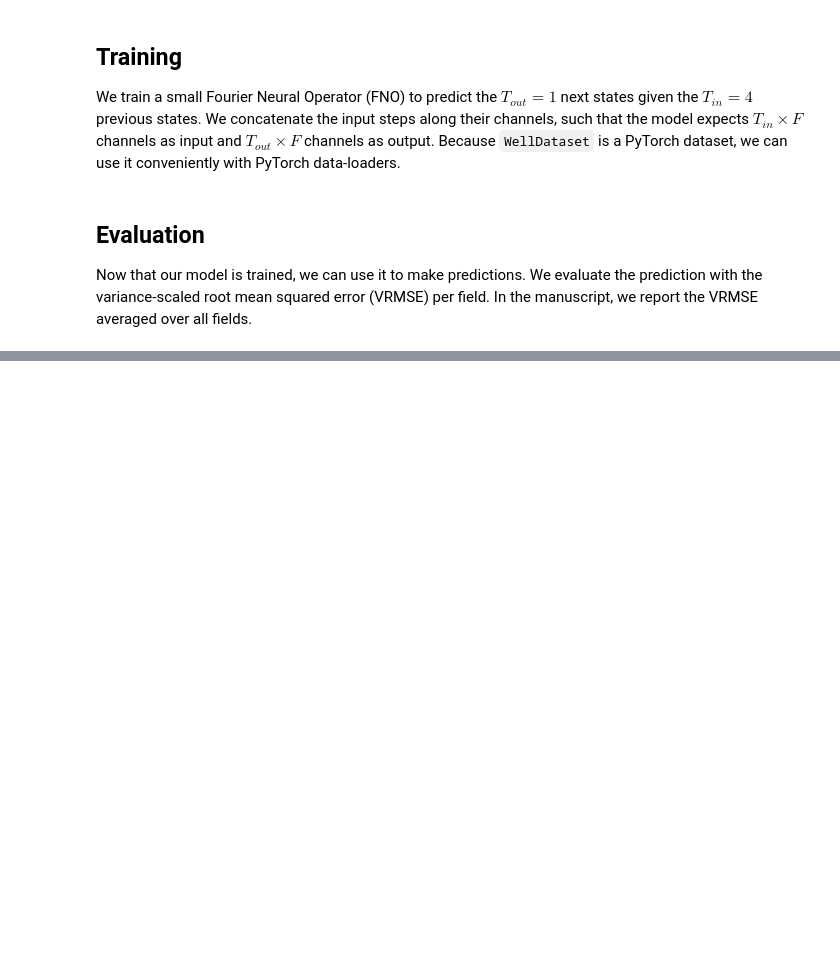
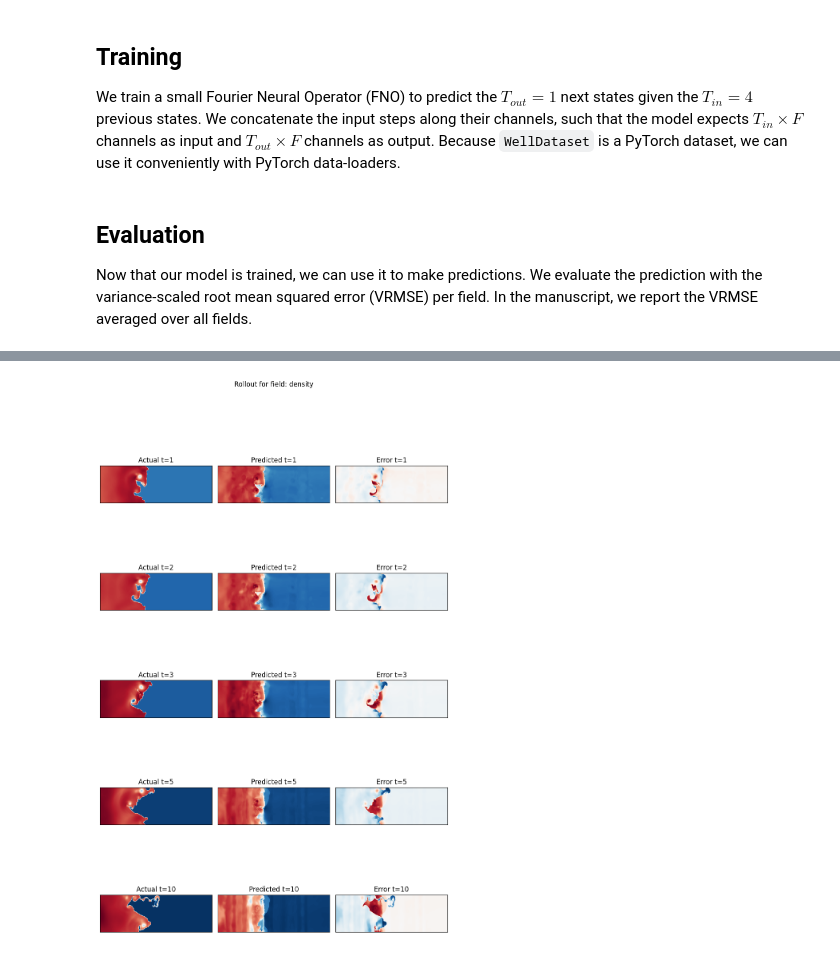
Before and after one commit to eliray01/msc_hse, a Jupyter notebook: dataset.ipynb, the cells around one changed output, grey strips where cells are left out. Saved outputs shown, nothing was run; the diff lists cells and outputs as text; code cells hidden in the pictures; blank space fills up the shorter version.

```diff
--- a/dataset.ipynb
+++ b/dataset.ipynb
@@ -233,0 +381,37 @@ tensor([[0.2684, 0.9130, 0.5672, 0.5341]], device='cuda:0')
+# %%
+horizon = 10
+
+rollout_validset = WellDataset(
+    well_base_path=f"{base_path}/datasets",
+    well_dataset_name="turbulent_radiative_layer_2D",
+    well_split_name="valid",
+    n_steps_input=4,
+    n_steps_output=horizon,
+    use_normalization=False,
+)
+
+field_names = [
+    name for group in rollout_validset.metadata.field_names.values() for name in group
+]
+
+item = rollout_validset[123]
+
+preds, actual = rollout_predict(
+    model=model,
+    item=item,
+    horizon=horizon,
+    device=device,
+    preprocess=preprocess,
+    postprocess=postprocess,
+    F=F,
+)
+
+plot_rollout(
+    preds,
+    actual,
+    field_names=field_names,
+    field_idx=0,          # 0=density, 1=pressure, 2=velocity_x, 3=velocity_y
+    steps=[0, 1, 2, 4, 9]
+)
+# %% [output]
+[figure, added]
```
Also changed, not shown: parts of 30 cells of this notebook, 2 other files.
